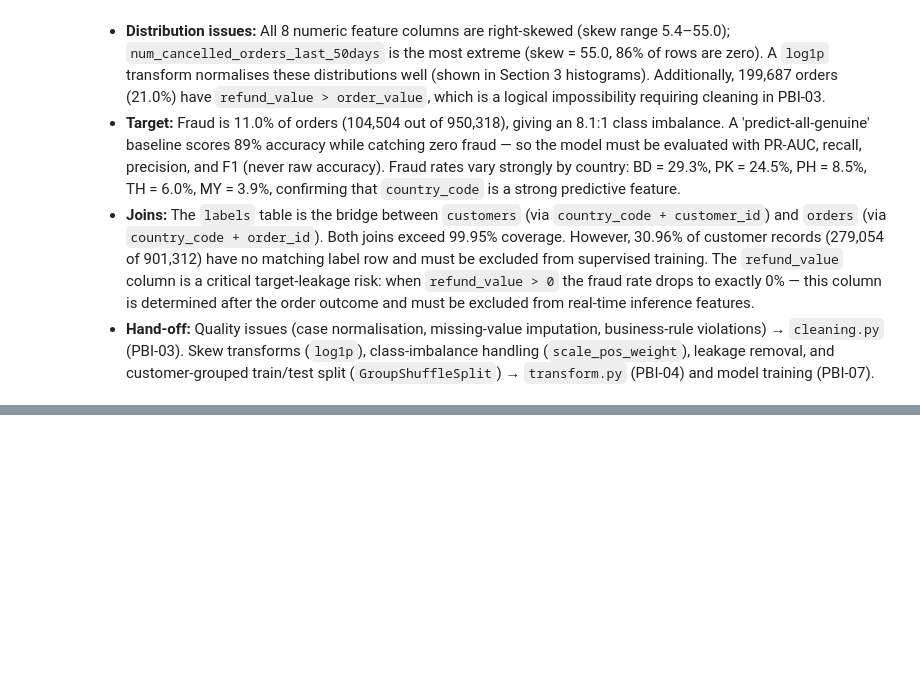
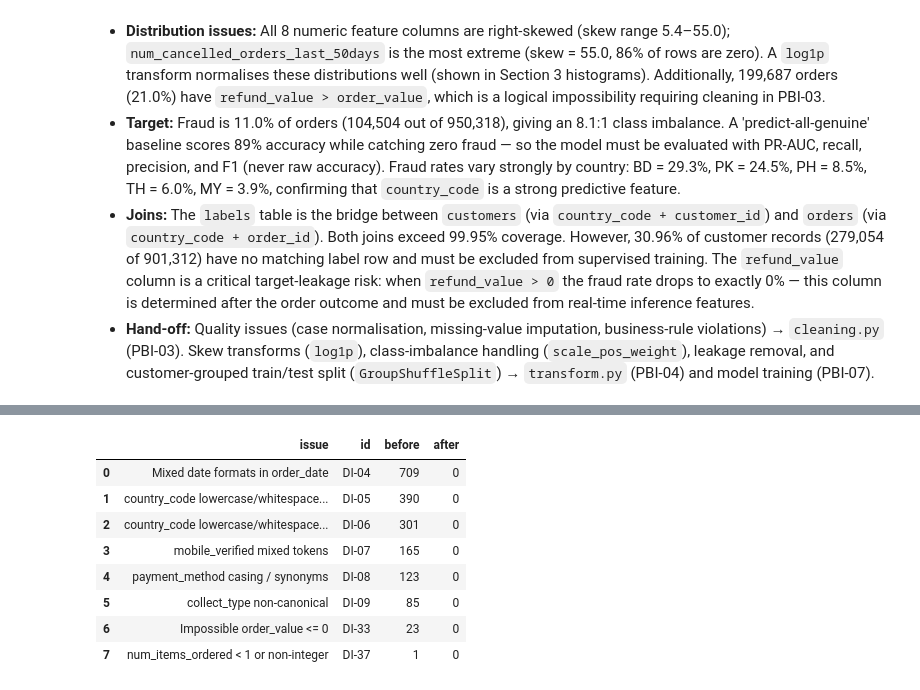
Before and after one commit to JRabcd/AMLOPs-CA1, a Jupyter notebook: notebooks/PBI02_EDA_notebook.ipynb, the cells around one changed output, grey strips where cells are left out. Drawn from its saved outputs; the diff is of its cells as text; code cells hidden in the pictures; blank space fills up the shorter version.

Commit message:
PBI-03: reusable cleaning module, tests and notebook refactor

```diff
--- a/notebooks/PBI02_EDA_notebook.ipynb
+++ b/notebooks/PBI02_EDA_notebook.ipynb
@@ -219,9 +239,7 @@ pd.DataFrame(rows).set_index("table")
 Categorical columns often hide the same value written several ways (`Delivery`, `delivery `, `DELIVERY`). A model one-hot-encodes each spelling as a *different* category, diluting signal.
 Method: (1) look at raw value counts, (2) build a **canonical form** (strip → lower-case → collapse `_`, `-`, spaces) and report any canonical value that has more than one raw spelling.
 # %%
-def canon(s):
-    return s.str.strip().str.lower().str.replace(r"[\s_\-]+", " ", regex=True)
-
+# Note: canon() helper is imported from src.cleaning (PBI-03)
 def variant_report(df, col, table, show=25, log=True):
     s = df[col]
     vc = s.value_counts(dropna=False)
@@ -316,7 +334,7 @@ for t, cols in CAT_COLS.items():
 ### 2a · `country_code` – valid codes only?
 # %%
 # Valid set = the 5 upper-case 2-letter codes observed in the data (BD, MY, PH, PK, TH). Confirm against the table below.
-VALID_COUNTRIES = {"BD", "MY", "PH", "PK", "TH"}
+# VALID_COUNTRIES is imported from src.cleaning (PBI-03)
 
 rows = []
 for t, df in raw.items():
@@ -746,9 +732,9 @@ matches whose country differs (a DIFFERENT order was attached): 6
 ### 4d · Build an *exploratory* merged table (not the final cleaning – that's PBI-03/04)
 Minimal normalisation only, so we can ask: *which columns actually relate to fraud?* This tells PBI-04 where to spend effort and flags **target leakage**.
 # %%
+# to_boolean() imported from src.cleaning (PBI-03)
 def to_bool(s):
-    t = s.str.strip().str.lower()
-    return t.map(lambda v: True if v in TRUE_TOKENS else (False if v in FALSE_TOKENS else np.nan))
+    return to_boolean(s)[0]
 
 L = pd.DataFrame({"cc": lab["cc"], "order_id": lab["order_id"], "customer_id": lab["customer_id"], "is_fraud": y}) \
       .drop_duplicates(["cc", "order_id"])
@@ -887,0 +874,38 @@ issue_log
+# %%
+# Run reusable cleaning pipeline from src.cleaning (PBI-03)
+# Note: raw DataFrames had exploratory helper columns added ('cc', 'k_order', 'k_cust') during EDA;
+# we slice by the original expected schema columns to pass strict schema validation.
+clean_res = clean_batch(
+    raw["customers"][EXPECTED["customers"]],
+    raw["orders"][EXPECTED["orders"]],
+    raw["labels"][EXPECTED["labels"]],
+)
+
+# Compare issue counts before vs after cleaning
+before_after_records = [
+    {"issue": "Mixed date formats in order_date", "id": "DI-04", "before": 709, "after": int(clean_res.orders["order_date"].isna().sum())},
+    {"issue": "country_code lowercase/whitespace (customers)", "id": "DI-05", "before": 390, "after": int((~clean_res.customers["country_code"].isin(VALID_COUNTRIES)).sum())},
+    {"issue": "country_code lowercase/whitespace (labels)", "id": "DI-06", "before": 301, "after": int((~clean_res.labels["country_code"].isin(VALID_COUNTRIES)).sum())},
+    {"issue": "mobile_verified mixed tokens", "id": "DI-07", "before": 165, "after": int((~clean_res.customers["mobile_verified"].isin([True, False]) & clean_res.customers["mobile_verified"].notna()).sum())},
+    {"issue": "payment_method casing / synonyms", "id": "DI-08", "before": 123, "after": int(clean_res.orders["payment_method"].astype(str).str.contains(r"[A-Z]").sum())},
+    {"issue": "collect_type non-canonical", "id": "DI-09", "before": 85, "after": int((~clean_res.orders["collect_type"].isin(["delivery", "pickup"])).sum())},
+    {"issue": "Impossible order_value <= 0", "id": "DI-33", "before": 23, "after": int((clean_res.orders["order_value"] <= 0).sum())},
+    {"issue": "num_items_ordered < 1 or non-integer", "id": "DI-37", "before": 1, "after": int(((clean_res.orders["num_items_ordered"] < 1) & clean_res.orders["num_items_ordered"].notna()).sum())},
+]
+df_ba = pd.DataFrame(before_after_records)
+display(df_ba)
+
+# Visual comparison
+fig, ax = plt.subplots(figsize=(10, 4.5))
+df_melt = df_ba.melt(id_vars=["id", "issue"], value_vars=["before", "after"], var_name="stage", value_name="count")
+sns.barplot(data=df_melt, x="id", y="count", hue="stage", palette={"before": "#C44E52", "after": "#55A868"}, ax=ax)
+ax.set_yscale("log")
+ax.set_title("Data Issue Count: Before vs After Automated Cleaning (PBI-03)", fontsize=13, fontweight="bold")
+ax.set_ylabel("Number of Occurrences (log scale)")
+ax.set_xlabel("Issue ID from Data Issue Log")
+for p in ax.patches:
+    h = p.get_height()
+    if h > 0:
+        ax.annotate(f"{int(h):,}", (p.get_x() + p.get_width() / 2., h), ha="center", va="bottom", fontsize=9, xytext=(0, 3), textcoords="offset points")
+savefig("13_before_vs_after_cleaning")
+# %% [output]
@@ -887,0 +917,9 @@ issue_log
+|  | issue | id | before | after |
+| 0 | Mixed date formats in order_date | DI-04 | 709 | 0 |
+| 1 | country_code lowercase/whitespace... | DI-05 | 390 | 0 |
+| 2 | country_code lowercase/whitespace... | DI-06 | 301 | 0 |
+| 3 | mobile_verified mixed tokens | DI-07 | 165 | 0 |
+| 4 | payment_method casing / synonyms | DI-08 | 123 | 0 |
+| 5 | collect_type non-canonical | DI-09 | 85 | 0 |
+| 6 | Impossible order_value <= 0 | DI-33 | 23 | 0 |
+| 7 | num_items_ordered < 1 or non-integer | DI-37 | 1 | 0 |
```
Also changed, not shown: parts of 15 cells of this notebook, 9 other files.
